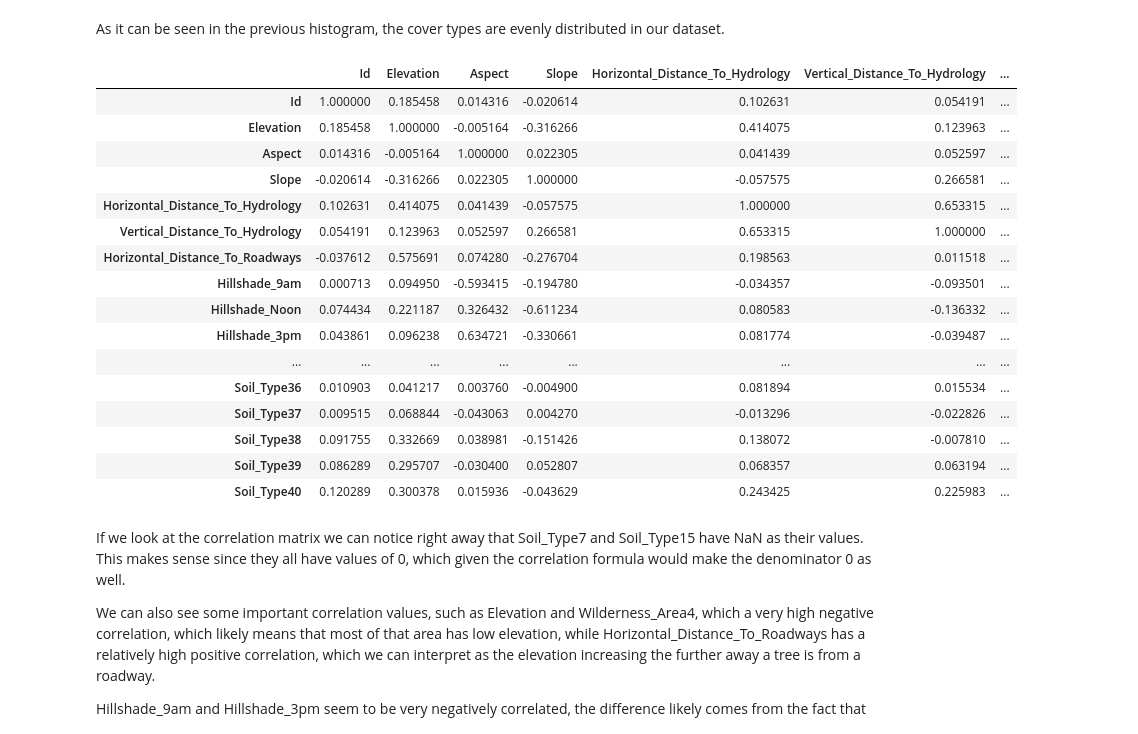
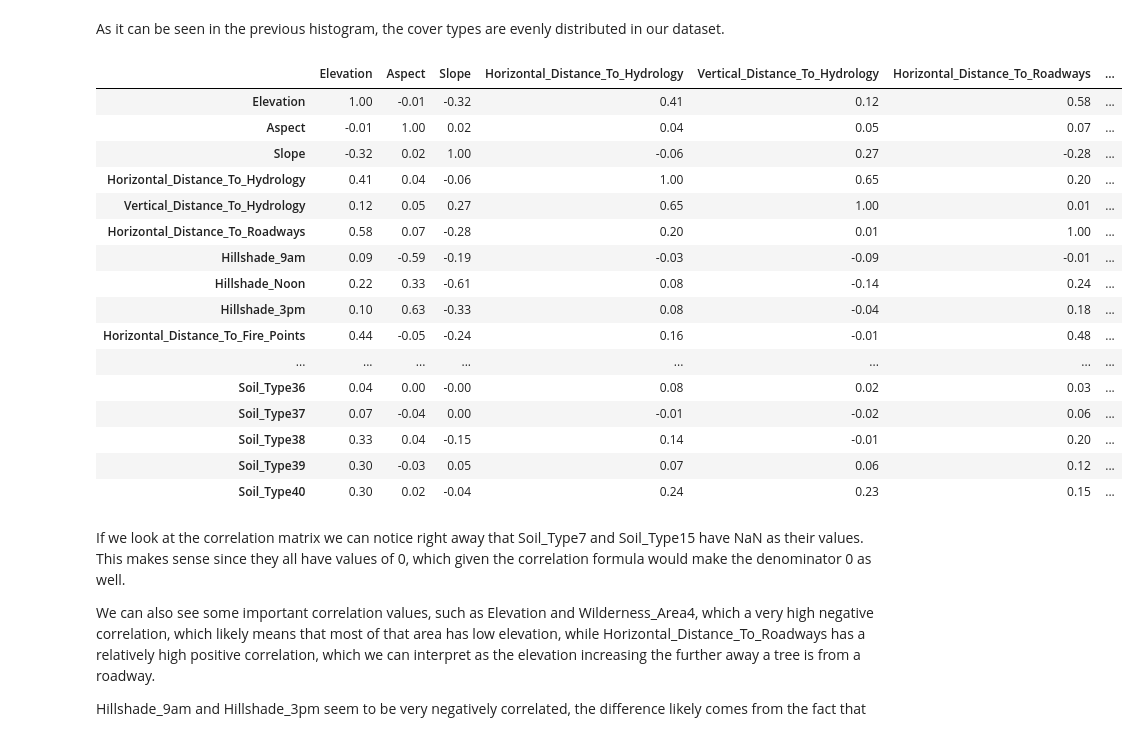
Before and after one commit to hanmaegeo/Forest-Cover-Type-Prediction, a Jupyter notebook: project_baseline.ipynb, the cells around one changed output. Cells and saved outputs as stored; diff of their text form; code cells hidden in the pictures.

```diff
--- a/project_baseline.ipynb
+++ b/project_baseline.ipynb
@@ -65,0 +93,3 @@ dataset.head()
+# %%
+# read in csv; Id columns is just to identify sample so can be dropped
+dataset = pd.read_csv('data.csv').drop('Id', axis=1)
@@ -66,8 +107,11 @@ dataset.head()
 # %% [markdown]
 ### Test Train Split
 # %%
-## TODO: Need to add validtion dataset for Grid Search
+# split features and labels
 x = dataset.loc[:, dataset.columns != 'Cover_Type']
 y = dataset['Cover_Type']
 
-x_train, x_test, y_train, y_test = train_test_split(x, y, random_state=0, shuffle=True, train_size=.80)
+# split data; shuffle and use seed to create reproducable split; train size will be 80% of data
+x_train, x_test, y_train, y_test = train_test_split(x, y, random_state=0, shuffle=True, train_size=.8)
+print(f"Number of Training Samples: {x_train.shape[0]}")
+print(f"Number of Testing Samples: {x_test.shape[0]}")
@@ -120,26 +154,27 @@ plt.show()
 # %% [markdown]
 As it can be seen in the previous histogram, the cover types are evenly distributed in our dataset.
 # %%
+# calculate correlations between features; create heatmap
 data_corr = x_train.corr()
-data_corr.style.background_gradient(cmap='coolwarm')
+data_corr.style.background_gradient(cmap='coolwarm').format(precision=2).set_properties(**{'font-size': '6pt'})
 # %% [output]
-|  | Id | Elevation | Aspect | Slope | Horizontal_Distance_To_Hydrology | Vertical_Distance_To_Hydrology | ... |
-| Id | 1.000000 | 0.185458 | 0.014316 | -0.020614 | 0.102631 | 0.054191 | ... |
-| Elevation | 0.185458 | 1.000000 | -0.005164 | -0.316266 | 0.414075 | 0.123963 | ... |
-| Aspect | 0.014316 | -0.005164 | 1.000000 | 0.022305 | 0.041439 | 0.052597 | ... |
-| Slope | -0.020614 | -0.316266 | 0.022305 | 1.000000 | -0.057575 | 0.266581 | ... |
-| Horizontal_Distance_To_Hydrology | 0.102631 | 0.414075 | 0.041439 | -0.057575 | 1.000000 | 0.653315 | ... |
-| Vertical_Distance_To_Hydrology | 0.054191 | 0.123963 | 0.052597 | 0.266581 | 0.653315 | 1.000000 | ... |
-| Horizontal_Distance_To_Roadways | -0.037612 | 0.575691 | 0.074280 | -0.276704 | 0.198563 | 0.011518 | ... |
-| Hillshade_9am | 0.000713 | 0.094950 | -0.593415 | -0.194780 | -0.034357 | -0.093501 | ... |
-| Hillshade_Noon | 0.074434 | 0.221187 | 0.326432 | -0.611234 | 0.080583 | -0.136332 | ... |
-| Hillshade_3pm | 0.043861 | 0.096238 | 0.634721 | -0.330661 | 0.081774 | -0.039487 | ... |
+|  | Elevation | Aspect | Slope | Horizontal_Distance_To_Hydrology | Vertical_Distance_To_Hydrology | Horizontal_Distance_To_Roadways | ... |
+| Elevation | 1.00 | -0.01 | -0.32 | 0.41 | 0.12 | 0.58 | ... |
+| Aspect | -0.01 | 1.00 | 0.02 | 0.04 | 0.05 | 0.07 | ... |
+| Slope | -0.32 | 0.02 | 1.00 | -0.06 | 0.27 | -0.28 | ... |
+| Horizontal_Distance_To_Hydrology | 0.41 | 0.04 | -0.06 | 1.00 | 0.65 | 0.20 | ... |
+| Vertical_Distance_To_Hydrology | 0.12 | 0.05 | 0.27 | 0.65 | 1.00 | 0.01 | ... |
+| Horizontal_Distance_To_Roadways | 0.58 | 0.07 | -0.28 | 0.20 | 0.01 | 1.00 | ... |
+| Hillshade_9am | 0.09 | -0.59 | -0.19 | -0.03 | -0.09 | -0.01 | ... |
+| Hillshade_Noon | 0.22 | 0.33 | -0.61 | 0.08 | -0.14 | 0.24 | ... |
+| Hillshade_3pm | 0.10 | 0.63 | -0.33 | 0.08 | -0.04 | 0.18 | ... |
+| Horizontal_Distance_To_Fire_Points | 0.44 | -0.05 | -0.24 | 0.16 | -0.01 | 0.48 | ... |
 | ... | ... | ... | ... | ... | ... | ... | ... |
-| Soil_Type36 | 0.010903 | 0.041217 | 0.003760 | -0.004900 | 0.081894 | 0.015534 | ... |
-| Soil_Type37 | 0.009515 | 0.068844 | -0.043063 | 0.004270 | -0.013296 | -0.022826 | ... |
-| Soil_Type38 | 0.091755 | 0.332669 | 0.038981 | -0.151426 | 0.138072 | -0.007810 | ... |
-| Soil_Type39 | 0.086289 | 0.295707 | -0.030400 | 0.052807 | 0.068357 | 0.063194 | ... |
-| Soil_Type40 | 0.120289 | 0.300378 | 0.015936 | -0.043629 | 0.243425 | 0.225983 | ... |
+| Soil_Type36 | 0.04 | 0.00 | -0.00 | 0.08 | 0.02 | 0.03 | ... |
+| Soil_Type37 | 0.07 | -0.04 | 0.00 | -0.01 | -0.02 | 0.06 | ... |
+| Soil_Type38 | 0.33 | 0.04 | -0.15 | 0.14 | -0.01 | 0.20 | ... |
+| Soil_Type39 | 0.30 | -0.03 | 0.05 | 0.07 | 0.06 | 0.12 | ... |
+| Soil_Type40 | 0.30 | 0.02 | -0.04 | 0.24 | 0.23 | 0.15 | ... |
 # %% [markdown]
 If we look at the correlation matrix we can notice right away that Soil_Type7 and Soil_Type15 have NaN as their values. This makes sense since they all have values of 0, which given the correlation formula would make the denominator 0 as well.
 
```
Also changed, not shown: parts of 30 cells of this notebook.
